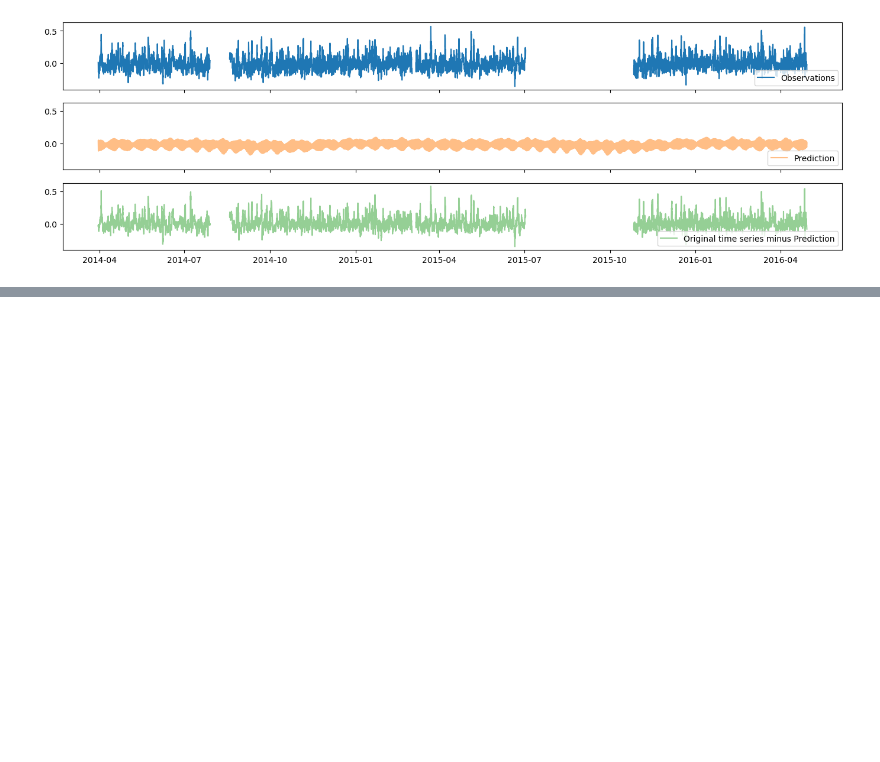
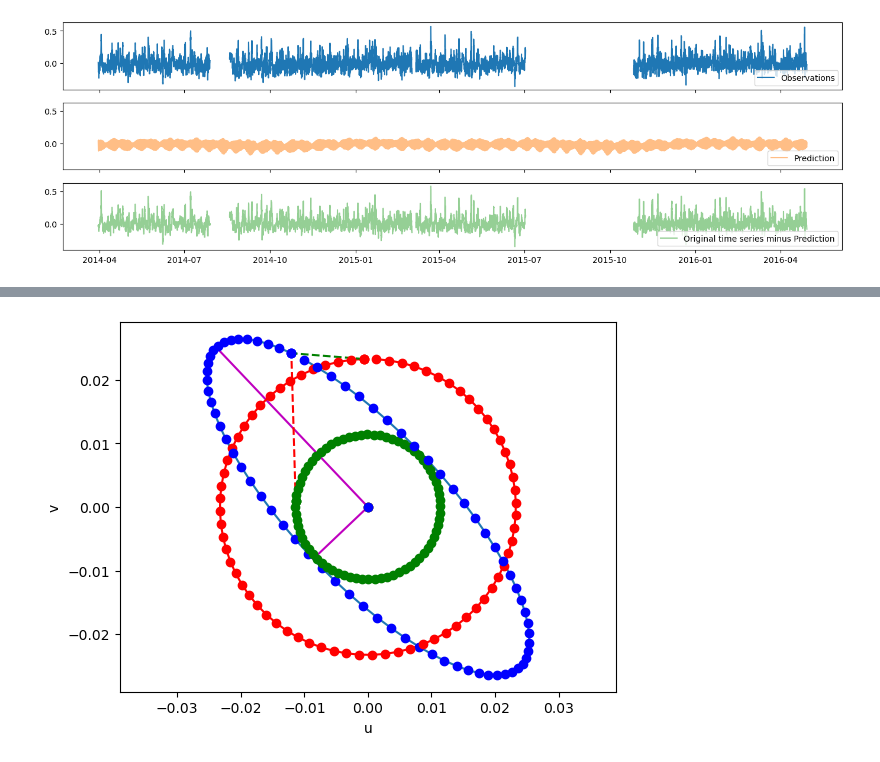
Before and after one commit to LaPoGeoMar/Proj_Modelagem_Pellet, a Jupyter notebook: 2022-MAArE_ADCP/01-adcp_MAArE-tides.ipynb, the cells around one changed output, grey strips where cells are left out. Saved outputs shown, nothing was run; the diff lists cells and outputs as text; code cells hidden in the pictures; blank space fills up the shorter version.

Commit message:
more ellipses

```diff
--- a/2022-MAArE_ADCP/01-adcp_MAArE-tides.ipynb
+++ b/2022-MAArE_ADCP/01-adcp_MAArE-tides.ipynb
@@ -159,10 +157,11 @@ ax2.legend(numpoints=1, loc="lower right");
 import tidal_ellipse
 
 
-const = summary.loc["M2"]
+def plot_ellipse(comp):
+    const = summary.loc[comp]
 
-SEMA, SEMI = const["Lsmaj"], const["Lsmin"]
-PHA, INC = const["g"], const["theta"]
-ECC = SEMI / SEMA
+    SEMA, SEMI = const["Lsmaj"], const["Lsmin"]
+    PHA, INC = const["g"], const["theta"]
+    ECC = SEMI / SEMA
 
-tidal_ellipse.do_the_plot(SEMA, ECC, INC, PHA)
+    tidal_ellipse.do_the_plot(SEMA, ECC, INC, PHA)
@@ -170,0 +172,4 @@ tidal_ellipse.do_the_plot(SEMA, ECC, INC, PHA)
+# %%
+plot_ellipse("S2")
+# %% [output]
+[figure, added]
```
Also changed, not shown: parts of 7 cells of this notebook, 1 other file.
